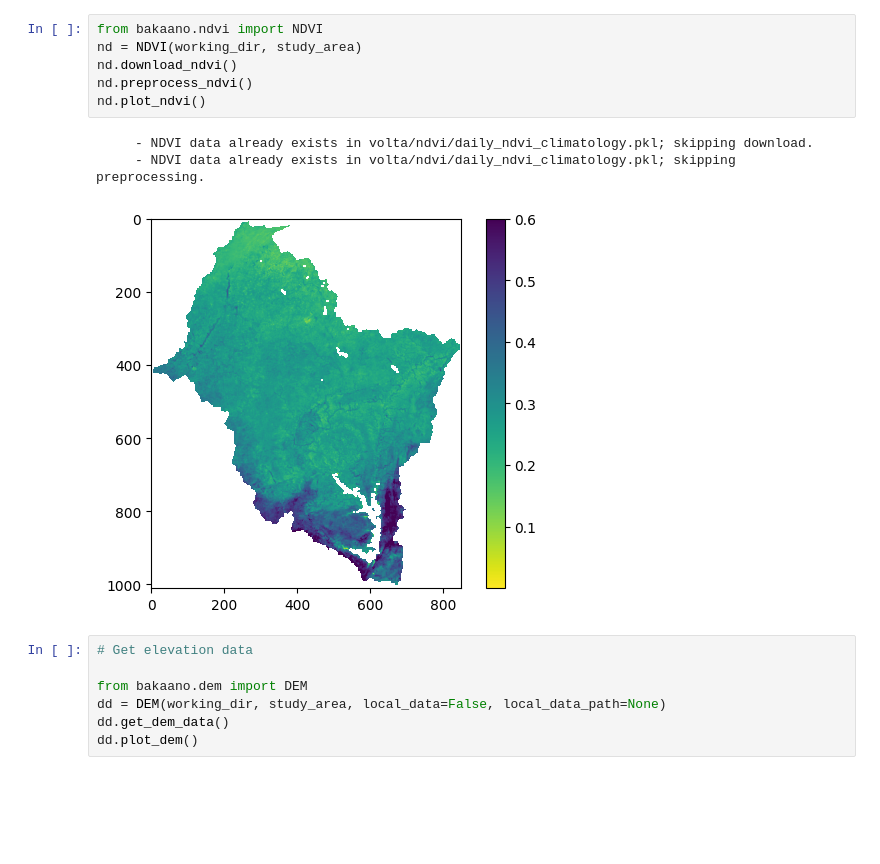
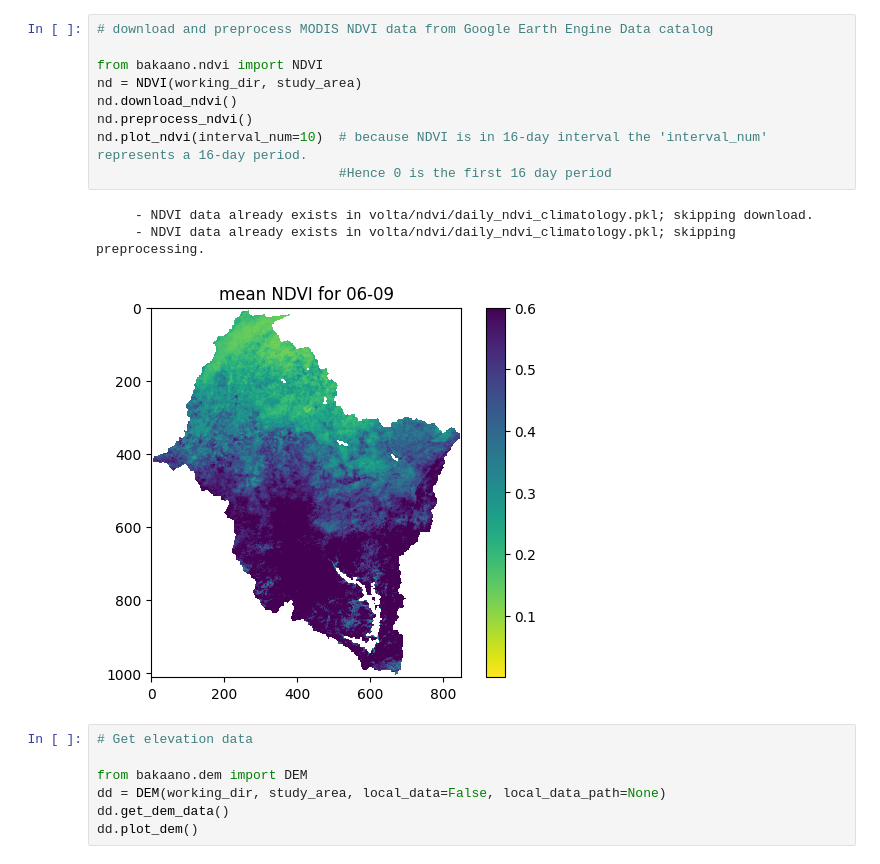
Before and after one commit to confidence-duku/bakaano-hydro, a Jupyter notebook: quick_start.ipynb, the cells around one changed output. Drawn from its saved outputs; the diff is of its cells as text; blank space fills up the shorter version.

```diff
--- a/quick_start.ipynb
+++ b/quick_start.ipynb
@@ -20,13 +28,16 @@ vf.plot_tree_cover()
-# %%
-from bakaano.ndvi import NDVI
-nd = NDVI(working_dir, study_area)
-nd.download_ndvi()
-nd.preprocess_ndvi()
-nd.plot_ndvi()
-# %% [output]
-     - NDVI data already exists in volta/ndvi/daily_ndvi_climatology.pkl; skipping download.
-     - NDVI data already exists in volta/ndvi/daily_ndvi_climatology.pkl; skipping preprocessing.
-[figure, removed]
+# %%
+# download and preprocess MODIS NDVI data from Google Earth Engine Data catalog
+
+from bakaano.ndvi import NDVI
+nd = NDVI(working_dir, study_area)
+nd.download_ndvi()
+nd.preprocess_ndvi()
+nd.plot_ndvi(interval_num=10)  # because NDVI is in 16-day interval the 'interval_num' represents a 16-day period.
+                               #Hence 0 is the first 16 day period
+# %% [output]
+     - NDVI data already exists in volta/ndvi/daily_ndvi_climatology.pkl; skipping download.
+     - NDVI data already exists in volta/ndvi/daily_ndvi_climatology.pkl; skipping preprocessing.
+[figure, added]
 # %%
 # Get elevation data
 
```
Also changed, not shown: parts of 14 cells of this notebook, 9 other files.
